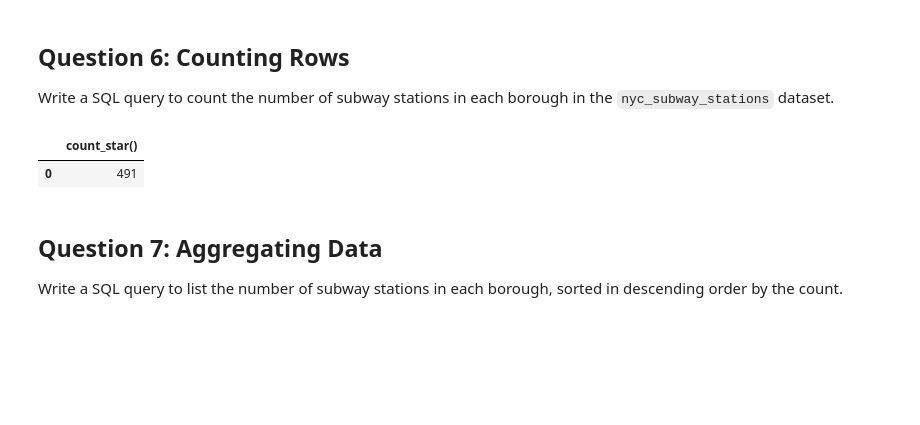
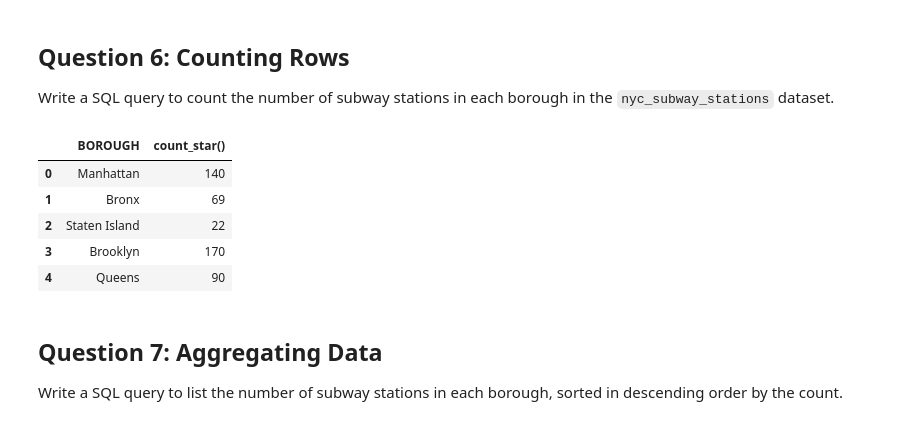
Before and after one commit to ceryse/bsabd, a Jupyter notebook: notebooks/W02_lab.ipynb, the cells around one changed output. Saved outputs shown, nothing was run; the diff lists cells and outputs as text; code cells hidden in the pictures; blank space fills up the shorter version.

```diff
--- a/notebooks/W02_lab.ipynb
+++ b/notebooks/W02_lab.ipynb
@@ -135,10 +135,14 @@ SELECT DISTINCT BOROUGH FROM nyc_subway_stations
 Write a SQL query to count the number of subway stations in each borough in the `nyc_subway_stations` dataset.
 # %%
 %%sql
-SELECT COUNT (*) FROM nyc_subway_stations
+SELECT BOROUGH, COUNT (*) FROM nyc_subway_stations GROUP BY BOROUGH
 # %% [output]
-|  | count_star() |
-| 0 | 491 |
+|  | BOROUGH | count_star() |
+| 0 | Manhattan | 140 |
+| 1 | Bronx | 69 |
+| 2 | Staten Island | 22 |
+| 3 | Brooklyn | 170 |
+| 4 | Queens | 90 |
 # %% [markdown]
 ## Question 7: Aggregating Data
 
```
